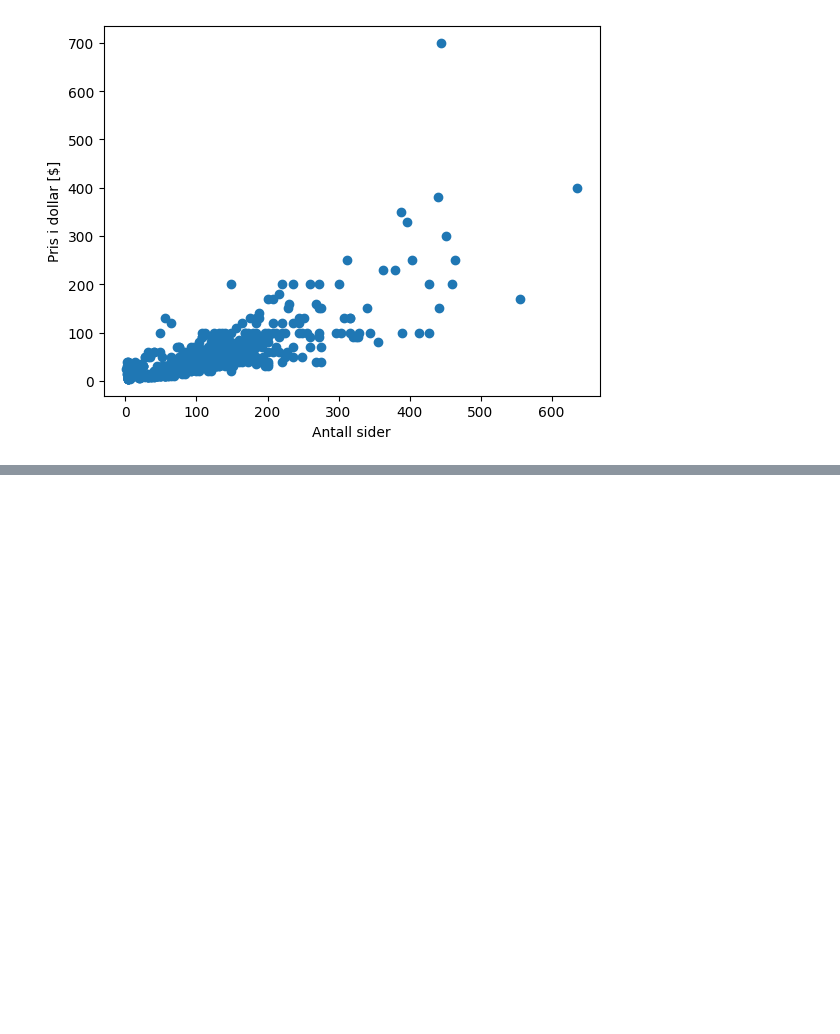
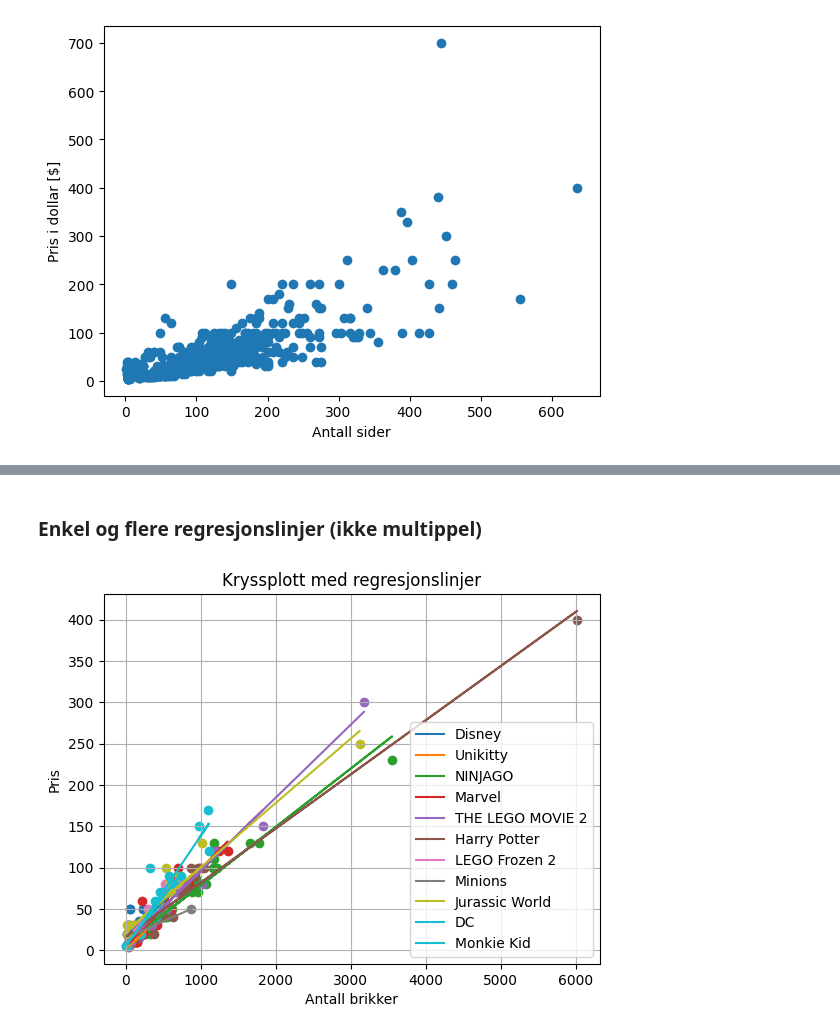
Before and after one commit to erikbjo/istg1003prosjekt, a Jupyter notebook: Oppgaver/arthurTestBook.ipynb, the cells around one changed output, grey strips where cells are left out. Drawn from its saved outputs; the diff is of its cells as text; code cells hidden in the pictures; blank space fills up the shorter version.

```diff
--- a/Oppgaver/arthurTestBook.ipynb
+++ b/Oppgaver/arthurTestBook.ipynb
@@ -131,0 +185,33 @@ plt.show()
+# %% [markdown]
+### Enkel og flere regresjonslinjer (ikke multippel)
+# %%
+subset_df = df2[df2['Theme'].isin(mythemes_brands)]
+# enkel lineær regresjon, tar ikke hensyn til tema
+res_sub = smf.ols('Price ~ Pieces' , data = subset_df).fit()
+
+# enkel LR for hvert tema hver for seg
+resultater = []
+for i, theme in enumerate(mythemes_brands):
+    modell3 = smf.ols('Price ~ Pieces' , data = subset_df[subset_df['Theme'].isin([theme])])
+    resultater.append(modell3.fit())
+
+# plott av dataene og regresjonslinjene
+for i, theme in enumerate(mythemes_brands):
+    slope = resultater[i].params['Pieces']
+    intercept = resultater[i].params['Intercept']
+
+    regression_x = np.array(subset_df[subset_df['Theme'].isin([theme])]['Pieces'])
+    regression_y = slope * regression_x + intercept
+
+    # Plot scatter plot and regression line
+    plt.scatter(subset_df[subset_df['Theme'].isin([theme])]['Pieces'], subset_df[subset_df['Theme'].isin([theme])]['Price'], color=plt.cm.tab10(i))
+    plt.plot(regression_x, regression_y, color=plt.cm.tab10(i), label=theme)
+
+plt.xlabel('Antall brikker')
+plt.ylabel('Pris')
+plt.title('Kryssplott med regresjonslinjer')
+plt.legend()
+plt.grid()
+plt.show()
+# %% [output]
+[figure, added]
```
Also changed, not shown: parts of 12 cells of this notebook.
